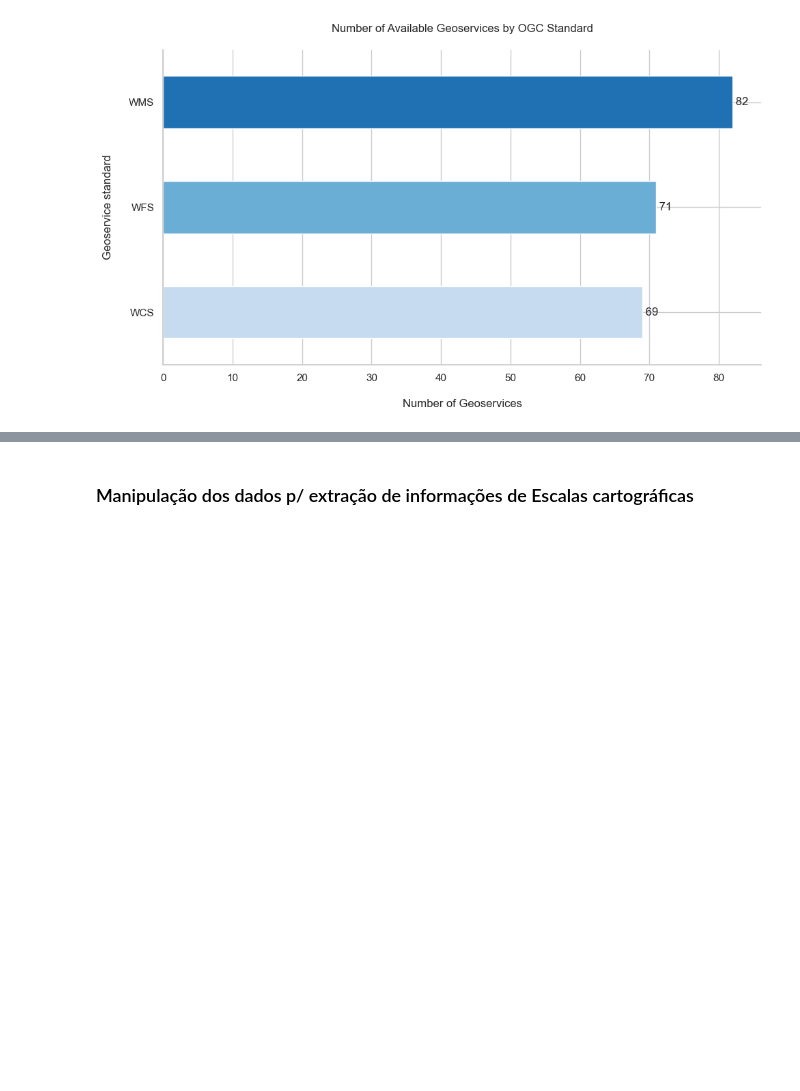
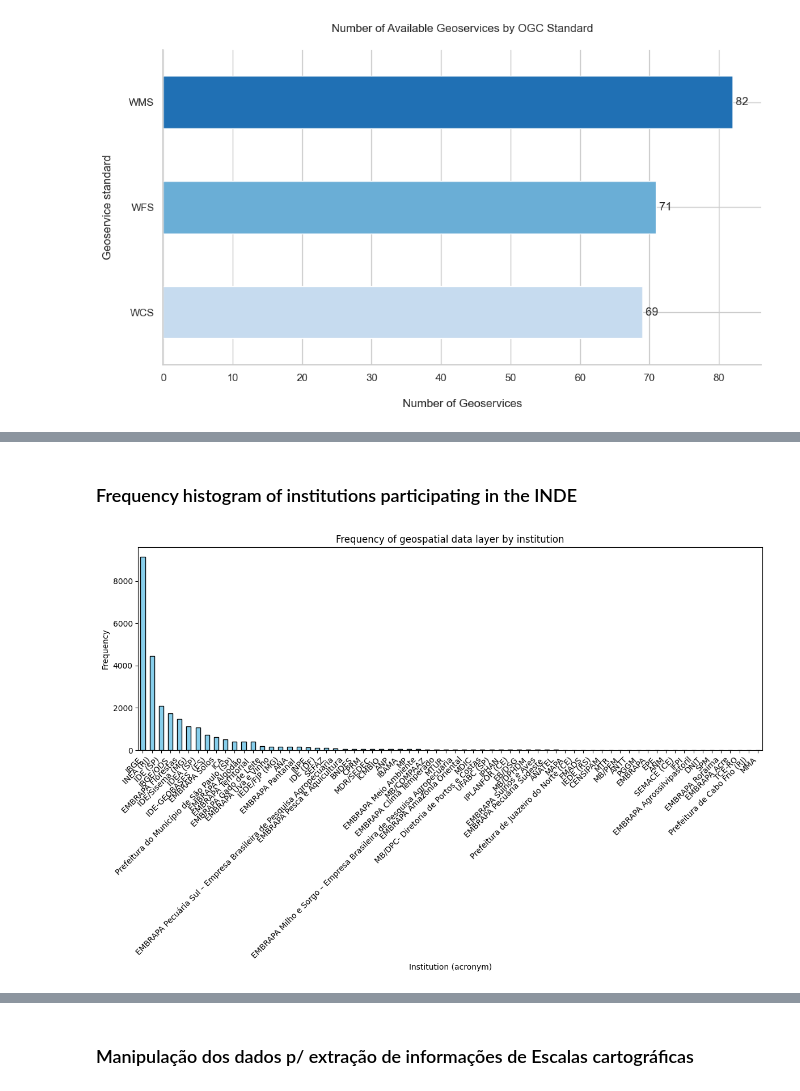
Before and after one commit to darlanmnunes/INDE_UN-GGIM_Themes, a Jupyter notebook: notebooks/Jnotebook_inde_unggim_v3.ipynb, the cells around one changed output, grey strips where cells are left out. Cells and saved outputs as stored; diff of their text form; code cells hidden in the pictures; blank space fills up the shorter version.

```diff
--- a/notebooks/Jnotebook_inde_unggim_v3.ipynb
+++ b/notebooks/Jnotebook_inde_unggim_v3.ipynb
@@ -633,0 +534,17 @@ df_inde_scraped.shape
+# %% [markdown]
+### Frequency histogram of institutions participating in the INDE
+# %%
+# Count the number of occurrences of each institution acronym
+institution_count = df_inde_scraped['sigla'].value_counts()
+
+# Create a bar chart
+plt.figure(figsize=(12, 8))
+institution_count.plot(kind='bar', color='skyblue', edgecolor='black')
+plt.title('Frequency of geospatial data layer by institution')
+plt.xlabel('Institution (acronym)')
+plt.ylabel('Frequency')
+plt.xticks(rotation=45, ha='right')
+plt.tight_layout()
+plt.show()
+# %% [output]
+[figure, added]
```
Also changed, not shown: parts of 46 cells of this notebook.
